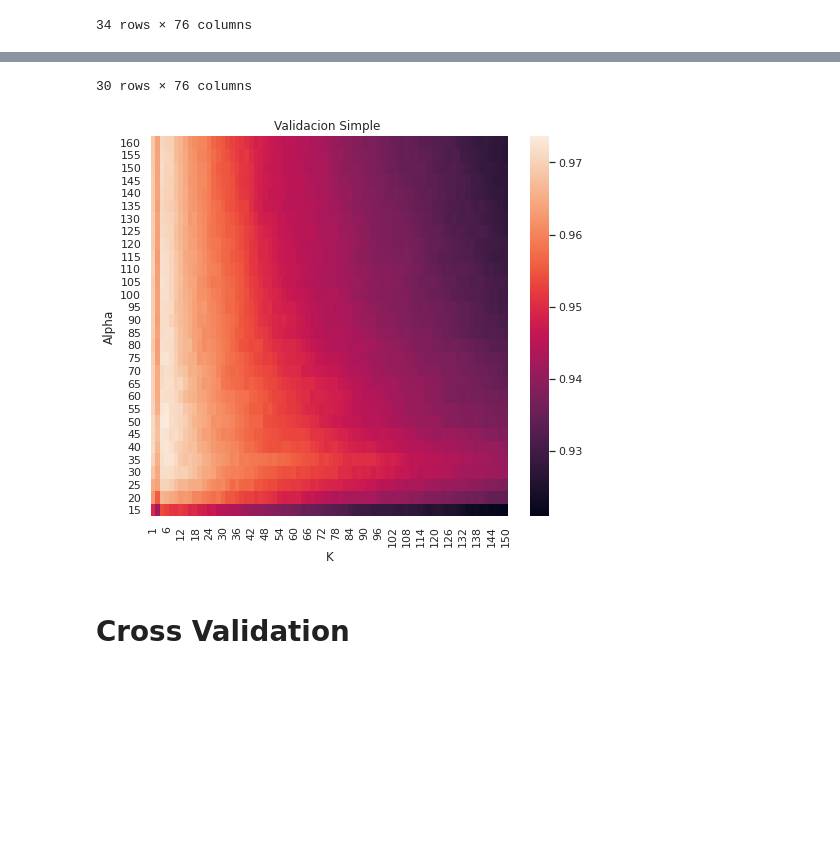
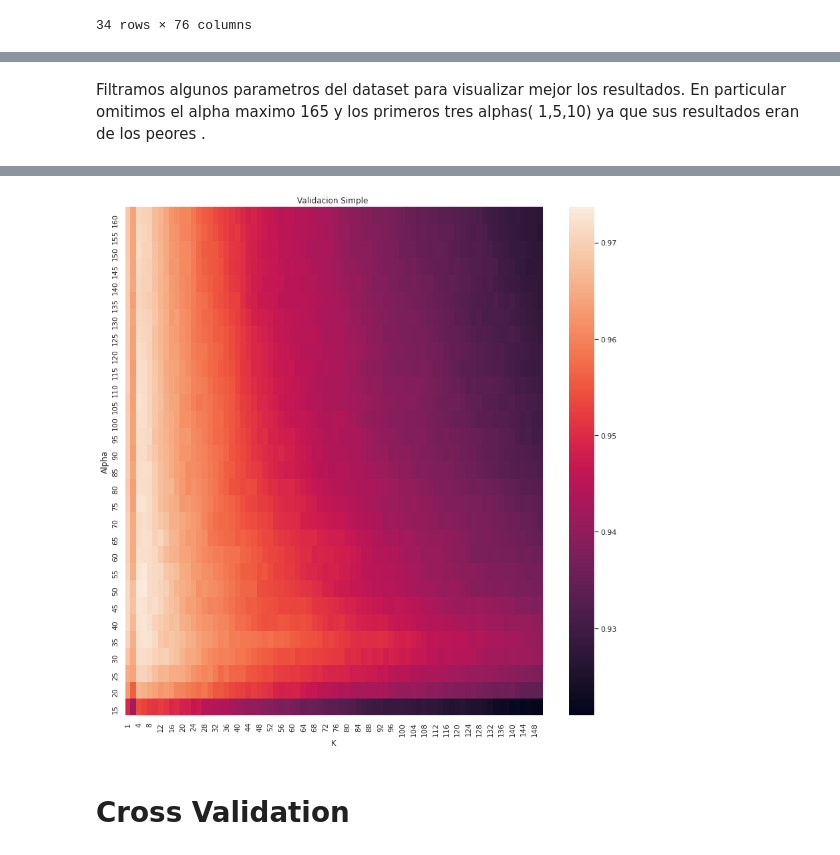
Before and after one commit to fzanollo/metodos-num, a Jupyter notebook: tp2/notebooks/preliminares.ipynb, the cells around one changed output, grey strips where cells are left out. Cells and saved outputs as stored; diff of their text form; code cells hidden in the pictures; blank space fills up the shorter version.

```diff
--- a/tp2/notebooks/preliminares.ipynb
+++ b/tp2/notebooks/preliminares.ipynb
@@ -343,3 +355,5 @@ val_simple_reshape
+# %% [markdown]
+Filtramos algunos parametros del dataset para visualizar mejor los resultados. En particular omitimos el alpha maximo 165 y los primeros tres alphas( 1,5,10) ya que sus resultados eran de los peores .
 # %%
 #Limpieza para visualizar mejor el heatmap
 
@@ -347,5 +361,10 @@ filtro = val_simple["Alpha"] > 10
 filtro2 =165 > val_simple["Alpha"]
 val_simple= val_simple[filtro][filtro2]
 val_simple_reshape = val_simple.pivot("Alpha","K","Accuracy")
-val_simple_reshape
+
+plt.figure(figsize=(14,14))
+hmap = sns.heatmap(val_simple_reshape)    #,annot = True)#,cmap = "YlGnBu") # colores de mapa claros
+hmap.invert_yaxis()
+plt.title("Validacion Simple ")
+plt.show()
 # %% [output]
@@ -370,15 +371,4 @@ val_simple_reshape
-30 rows × 76 columns
+[figure, added]
-# %%
-import seaborn as sns; sns.set()
-import matplotlib.pyplot as plt
-plt.figure(figsize=(8,7))
-hmap = sns.heatmap(val_simple_reshape)    #,annot = True)#,cmap = "YlGnBu") # colores de mapa claros
-hmap.invert_yaxis()
-plt.title("Validacion Simple ")
-plt.show()
-#plt.savefig("exp_csv/plots/validacionSimple_heatmap.png")
-# %% [output]
-[figure, removed]
 # %% [markdown]
 # Cross Validation
 # %% [markdown]
```
Also changed, not shown: parts of 5 cells of this notebook, 1 other file.
